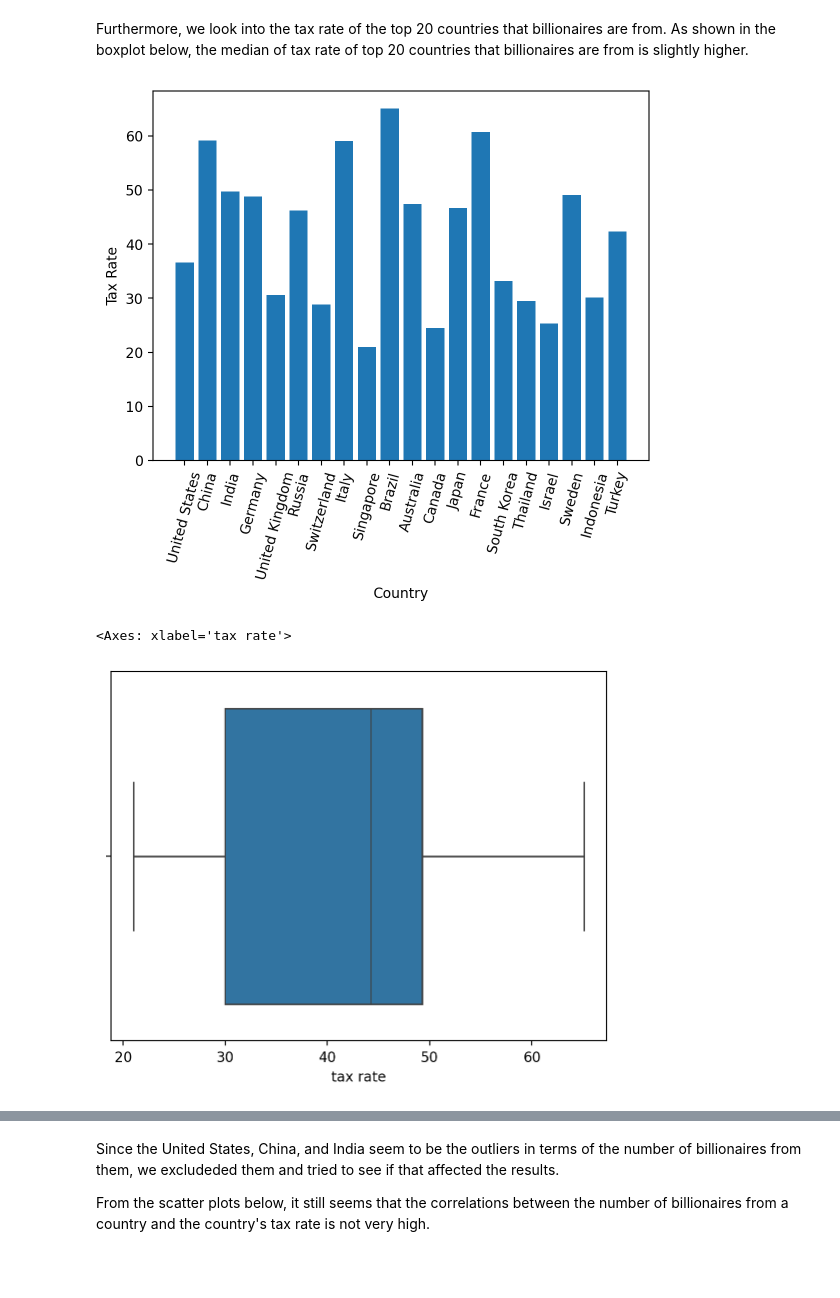
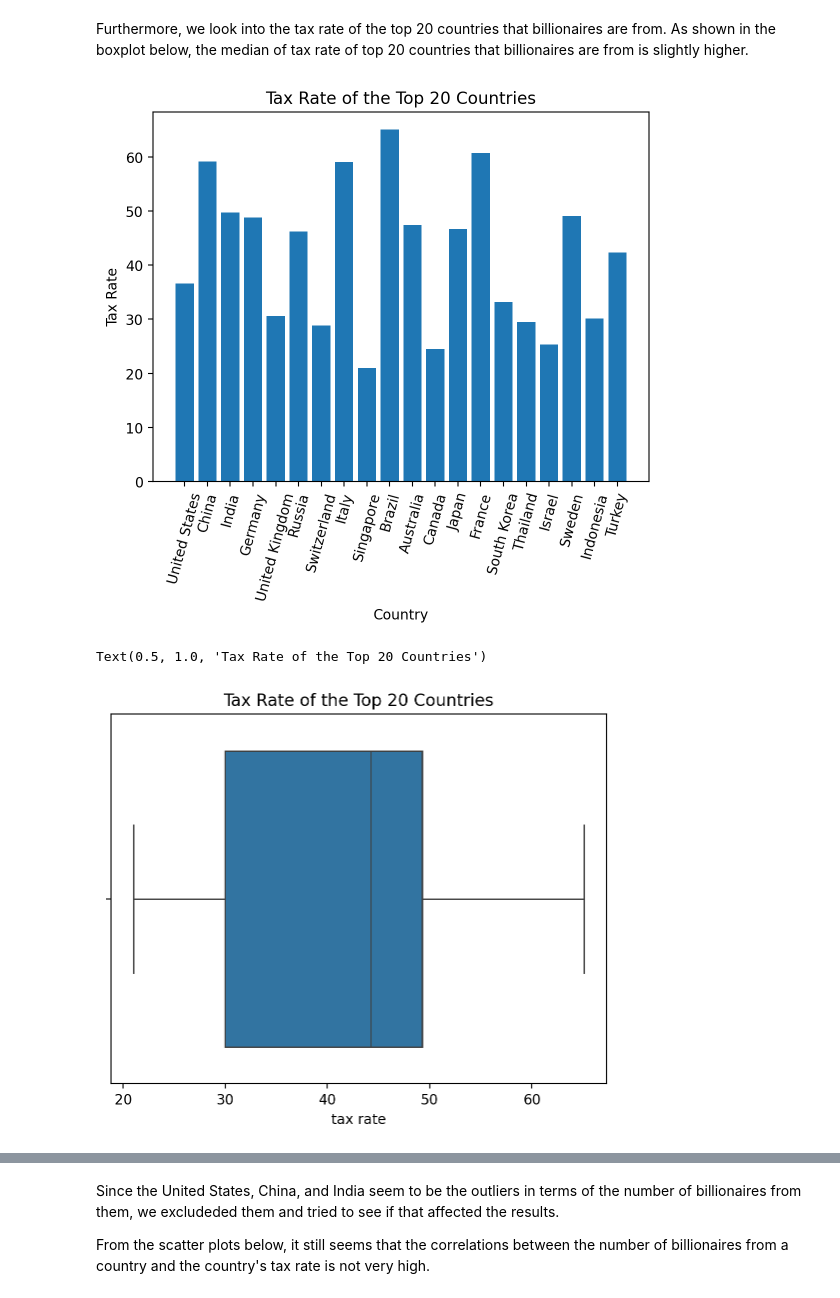
Before and after one commit to jteh188/Billionaires-Statistics-Data-Analysis, a Jupyter notebook: FinalProject_Group026_WI24.ipynb, the cells around one changed output, grey strips where cells are left out. Drawn from its saved outputs; the diff is of its cells as text; code cells hidden in the pictures; blank space fills up the shorter version.

```diff
--- a/FinalProject_Group026_WI24.ipynb
+++ b/FinalProject_Group026_WI24.ipynb
@@ -721,12 +724,13 @@ plt.bar(x=top_20['country'], height=top_20['tax rate'])
 plt.xticks(rotation=75)
 plt.xlabel('Country')
 plt.ylabel('Tax Rate')
+plt.title('Tax Rate of the Top 20 Countries')
 plt.show()
 # %% [output]
-[figure, old version]
+[figure, new version]
 # %%
-sns.boxplot(x=top_20['tax rate'])
+sns.boxplot(x=top_20['tax rate']).set_title('Tax Rate of the Top 20 Countries')
 # %% [output]
-<Axes: xlabel='tax rate'>
+Text(0.5, 1.0, 'Tax Rate of the Top 20 Countries')
-[figure, old version]
+[figure, new version]
 # %%
```
Also changed, not shown: parts of 12 cells of this notebook.
